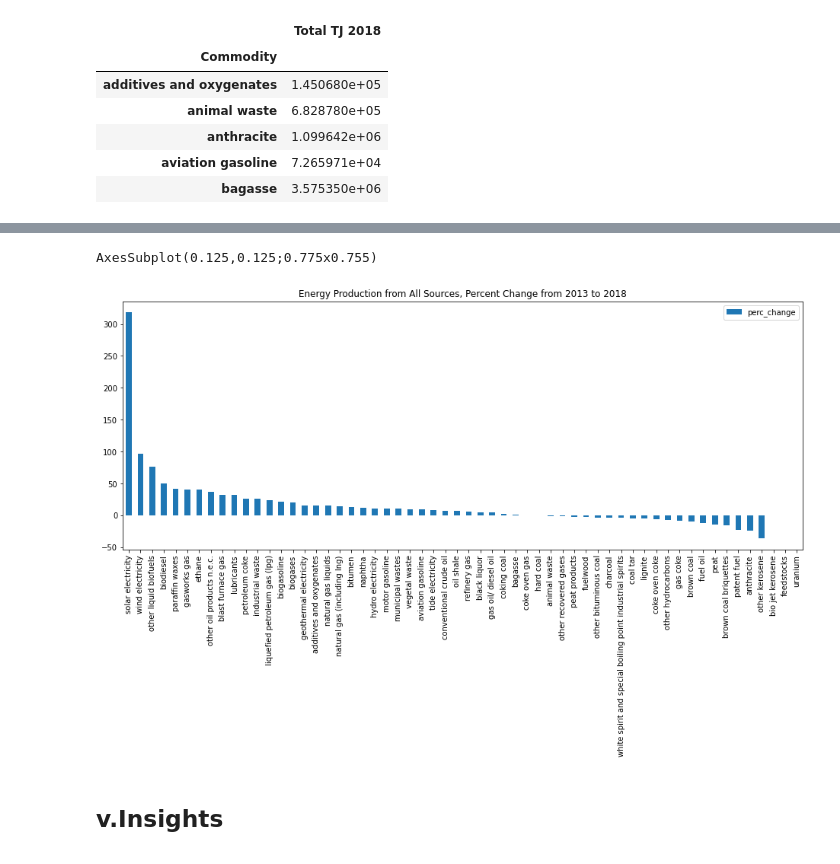
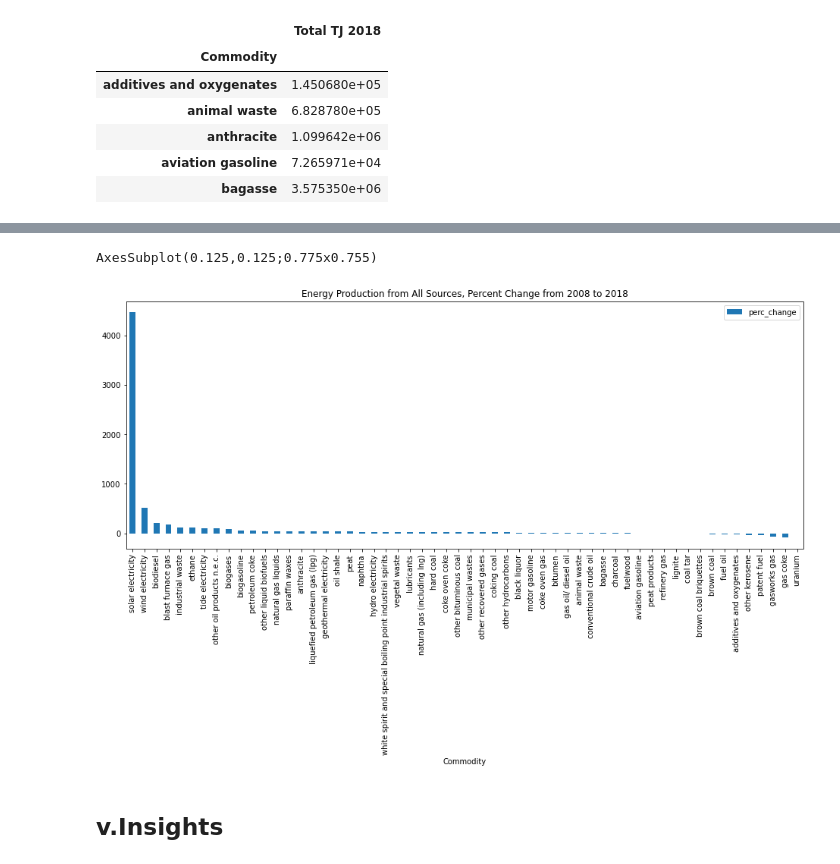
Before and after one commit to rachelmellinthurston/renewable_energy_sources, a Jupyter notebook: all_energy_sources.ipynb, the cells around one changed output, grey strips where cells are left out. Drawn from its saved outputs; the diff is of its cells as text; code cells hidden in the pictures.

Commit message:
All sources and renewables updates
Added to_csv export to renewable_per_by_country to use in correlation analysis

```diff
--- a/all_energy_sources.ipynb
+++ b/all_energy_sources.ipynb
@@ -180,18 +178,18 @@ df_2018 = df_merge[df_merge['Year'] == 2018]
 comm_grp_18 = df_2018.groupby(['Commodity'])
 sum_2018 = comm_grp_18['TJ'].agg(['sum'])
 
-#same thing for 2013
+#same thing for 2008
 
-df_2013 = df_merge[df_merge['Year'] == 2013]
-comm_grp_13 = df_2013.groupby(['Commodity'])
-sum_2013 = comm_grp_13['TJ'].agg(['sum'])
+df_2008 = df_merge[df_merge['Year'] == 2008]
+comm_grp_08 = df_2008.groupby(['Commodity'])
+sum_2008 = comm_grp_08['TJ'].agg(['sum'])
 # %%
-#change 'sum' heading to TJ 2018, TJ 2013
+#change 'sum' heading to TJ 2018, TJ 2008
 sum_2018.rename(columns={'sum' : 'Total TJ 2018'}, inplace=True)
-sum_2013.rename(columns={'sum' : 'Total TJ 2013'}, inplace=True)
+sum_2008.rename(columns={'sum' : 'Total TJ 2008'}, inplace=True)
 # %%
-#combine 2018 and 2013 data frames to get percentage change
-allsources_change = pd.concat([sum_2013, sum_2018], axis='columns', sort=False)
+#combine 2018 and 2008 data frames to get percentage change
+allsources_change = pd.concat([sum_2008, sum_2018], axis='columns', sort=False)
 # %%
 sum_2018.head()
 # %% [output]
@@ -227,5 +237,5 @@ AxesSubplot(0.125,0.125;0.775x0.755)
 # %%
-allsources_change['change'] = allsources_change['Total TJ 2018'] - allsources_change['Total TJ 2013']
-allsources_change['perc_change'] = (allsources_change['change'] / allsources_change['Total TJ 2013']) * 100
+allsources_change['change'] = allsources_change['Total TJ 2018'] - allsources_change['Total TJ 2008']
+allsources_change['perc_change'] = (allsources_change['change'] / allsources_change['Total TJ 2008']) * 100
 allsources_change.sort_values(by='perc_change', ascending=False)
 # %% [output]
@@ -249,13 +281,13 @@ allsources_change.sort_values(by='perc_change', ascending=False)
 # %%
 import matplotlib.pyplot as plt
 
-pc_only = allsources_change.drop(['Total TJ 2018', 'Total TJ 2013', 'change'],axis=1)
+pc_only = allsources_change.drop(['Total TJ 2018', 'Total TJ 2008', 'change'],axis=1)
 pc_only.sort_values(by='perc_change', ascending=False, inplace=True)
 
 
-print(pc_only.plot(kind='bar', figsize=(16,6), title='Energy Production from All Sources, Percent Change from 2013 to 2018'))
+print(pc_only.plot(kind='bar', figsize=(16,6), title='Energy Production from All Sources, Percent Change from 2008 to 2018'))
 # %% [output]
 AxesSubplot(0.125,0.125;0.775x0.755)
-[figure, old version]
+[figure, new version]
 # %% [markdown]
 ## v.Insights
```
Also changed, not shown: parts of 12 cells of this notebook, 1 other file.
